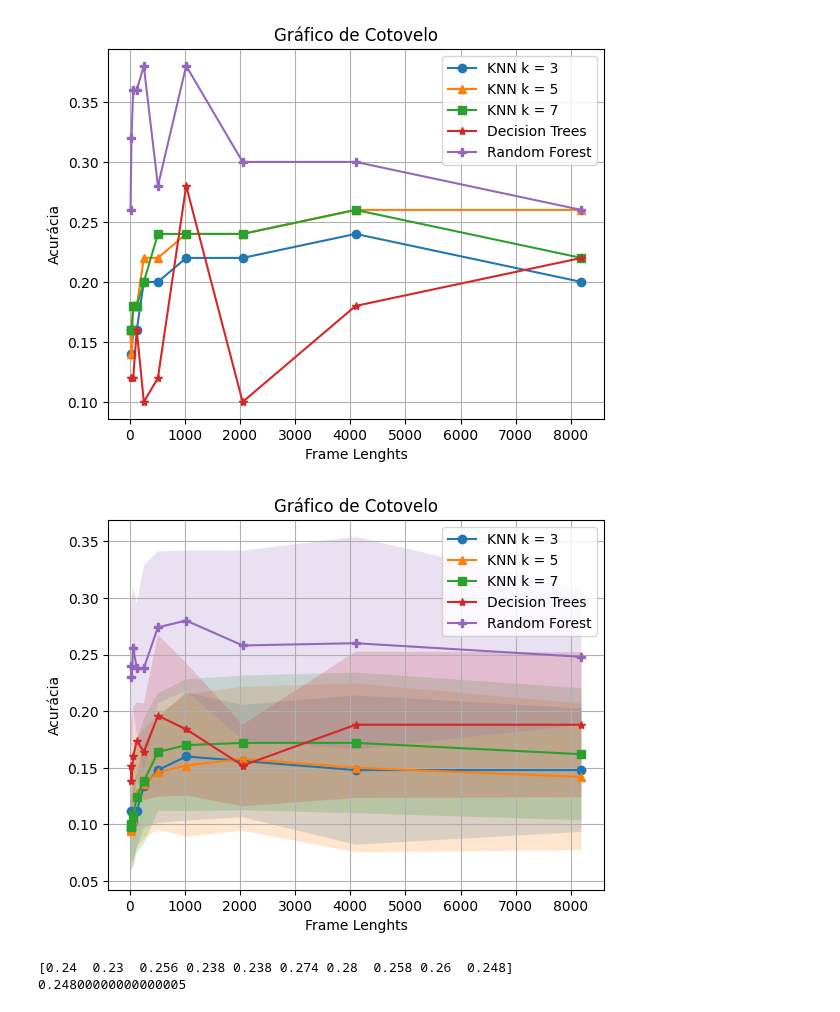
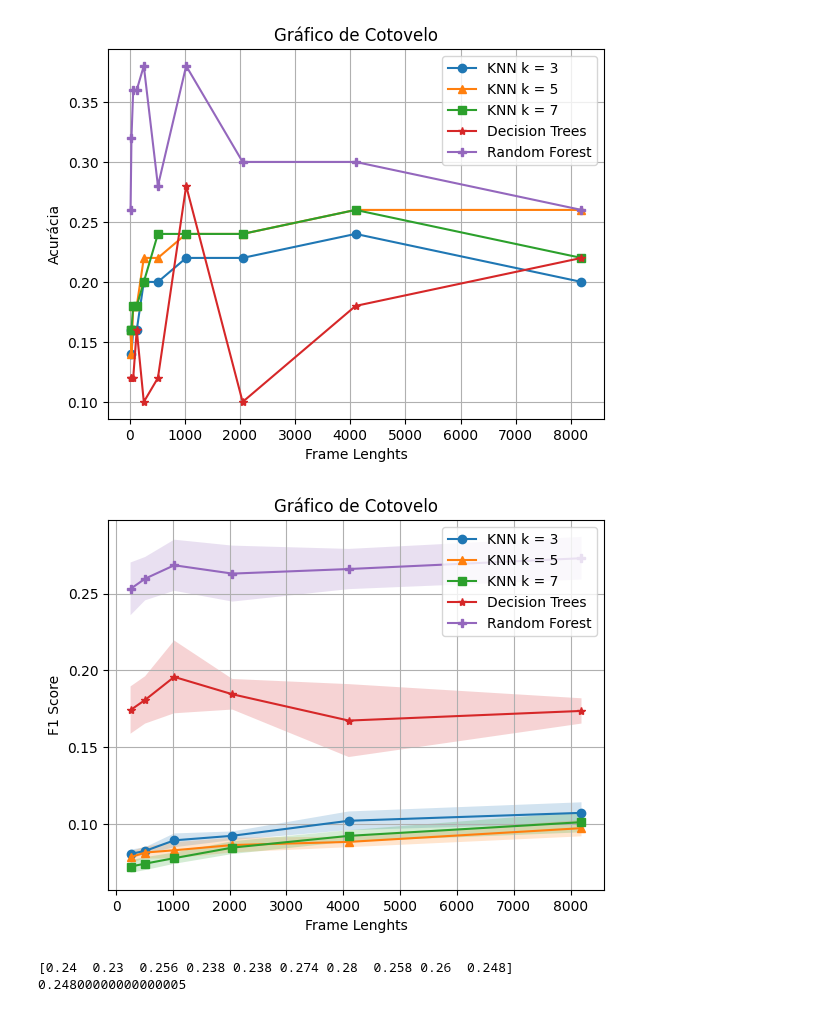
Before and after one commit to andryll/MGR-IC, a Jupyter notebook: codes/MGR.ipynb, the cells around one changed output. Drawn from its saved outputs; the diff is of its cells as text; code cells hidden in the pictures.

```diff
--- a/codes/MGR.ipynb
+++ b/codes/MGR.ipynb
@@ -216,8 +222,15 @@ def elbowKNN(dflist, n_neigh, seed):
 
     X_train, X_test, Y_train, Y_test = KFoldCrossValidation(df, n_splits = 10, seed = seed)
 
-    neigh.fit(X_train, Y_train)
-    scorelist.append(neigh.score(X_test, Y_test))
+    auxlist = []
+
+    for i in range(10):
+
+        neigh.fit(X_train[i], Y_train[i])
+        Y_predict = neigh.predict(X_test[i])
+        auxlist.append(f1_score(Y_test[i], Y_predict, average='weighted'))
+
+    scorelist.append(np.mean(np.array(auxlist), axis = 0))
 
   return scorelist
 # %%
@@ -230,8 +243,15 @@ def elbowTree(dflist, seed):
 
     X_train, X_test, Y_train, Y_test = KFoldCrossValidation(df, n_splits = 10, seed = seed)
 
-    clf.fit(X_train, Y_train)
-    scorelist.append(clf.score(X_test, Y_test))
+    auxlist = []
+
+    for i in range(10):
+
+        clf.fit(X_train[i], Y_train[i])
+        Y_predict = clf.predict(X_test[i])
+        auxlist.append(f1_score(Y_test[i], Y_predict, average='weighted'))
+
+    scorelist.append(np.mean(np.array(auxlist), axis = 0))
 
   return scorelist
 # %%
@@ -244,8 +264,15 @@ def elbowRF(dflist, seed):
 
     X_train, X_test, Y_train, Y_test = KFoldCrossValidation(df, n_splits = 10, seed = seed)
 
-    rf.fit(X_train, Y_train)
-    scorelist.append(rf.score(X_test, Y_test))
+    auxlist = []
+
+    for i in range(10):
+
+        rf.fit(X_train[i], Y_train[i])
+        Y_predict = rf.predict(X_test[i])
+        auxlist.append(f1_score(Y_test[i], Y_predict, average='weighted'))
+
+    scorelist.append(np.mean(np.array(auxlist), axis = 0))
 
   return scorelist
 # %% [markdown]
@@ -256,7 +283,7 @@ songs = readSongs ('all', 50, 44100)
 # df.head()
 # df2.head()
 # %%
-frame_lenghts = [16, 32, 64, 128, 256, 512, 1024, 2048, 4096, 8192]
+frame_lenghts = [256, 512, 1024, 2048, 4096, 8192]
 
 dflist = []
 for f in frame_lenghts:
@@ -322,24 +349,24 @@ for score in scoreslist:
 # %%
 plt.plot(frame_lenghts, scoresmeans[0], label = 'KNN k = 3', marker = 'o')
 plt.plot(frame_lenghts, scoresmeans[1], label = 'KNN k = 5', marker = '^')
 plt.plot(frame_lenghts, scoresmeans[2], label = 'KNN k = 7', marker = 's')
 plt.plot(frame_lenghts, scoresmeans[3], label = 'Decision Trees', marker = '*')
 plt.plot(frame_lenghts, scoresmeans[4], label = 'Random Forest', marker = 'P')
 
 plt.fill_between(frame_lenghts, scoresmeans[0] + scoressds[0], scoresmeans[0] - scoressds[0], alpha = 0.2)
 plt.fill_between(frame_lenghts, scoresmeans[1] + scoressds[1], scoresmeans[1] - scoressds[1], alpha = 0.2)
 plt.fill_between(frame_lenghts, scoresmeans[2] + scoressds[2], scoresmeans[2] - scoressds[2], alpha = 0.2)
 plt.fill_between(frame_lenghts, scoresmeans[3] + scoressds[3], scoresmeans[3] - scoressds[3], alpha = 0.2)
 plt.fill_between(frame_lenghts, scoresmeans[4] + scoressds[4], scoresmeans[4] - scoressds[4], alpha = 0.2)
 
 plt.legend()
 plt.grid()
-plt.ylabel('Acurácia')
+plt.ylabel('F1 Score')
 plt.xlabel('Frame Lenghts')
 plt.title('Gráfico de Cotovelo')
 plt.show()
 # %% [output]
-[figure, old version]
+[figure, new version]
 # %%
 print(scoresmeans[4])
 num = 0
```
Also changed, not shown: parts of 3 cells of this notebook.
